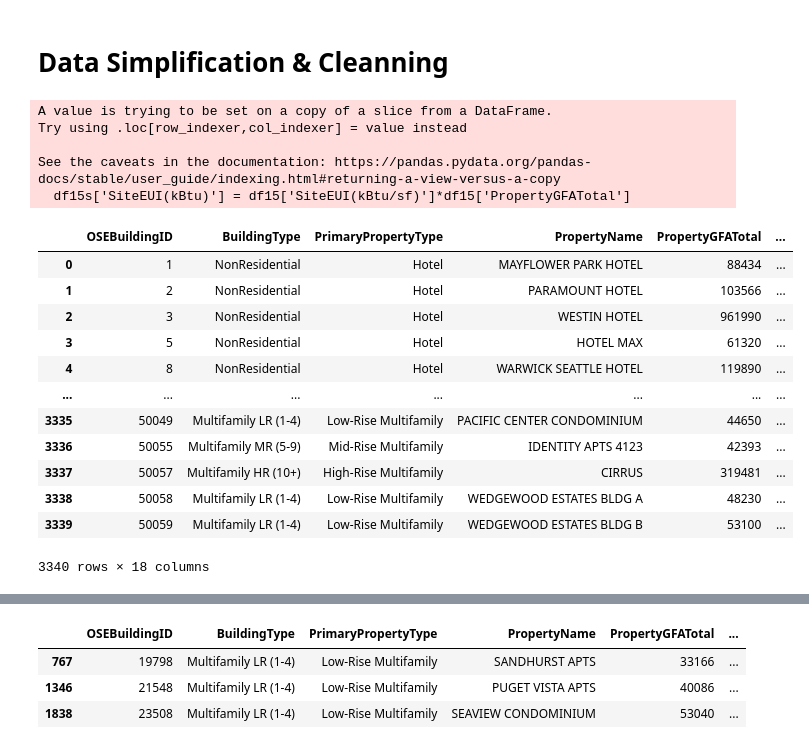
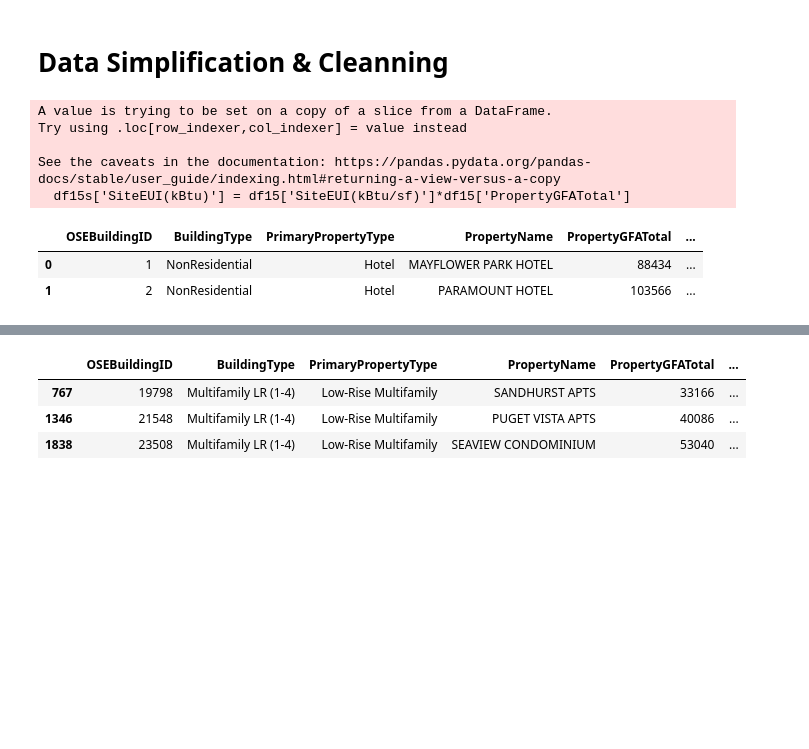
Before and after one commit to DrHadiNono/Notebooks-OC, a Jupyter notebook: Projets/P4/p4.ipynb, the cells around one changed output, grey strips where cells are left out. Cells and saved outputs as stored; diff of their text form; code cells hidden in the pictures; blank space fills up the shorter version.

```diff
--- a/Projets/P4/p4.ipynb
+++ b/Projets/P4/p4.ipynb
@@ -98,31 +99,21 @@ Series([], Name: OSEBuildingID, dtype: int64)
 # %%
 Cols = ['OSEBuildingID',	'BuildingType',	'PrimaryPropertyType',	'PropertyName',	'PropertyGFATotal', 'LargestPropertyUseType', 'LargestPropertyUseTypeGFA', 'ENERGYSTARScore', 'SiteEUI(kBtu/sf)', 'GHGEmissions(MetricTonsCO2e)', 'CouncilDistrictCode',	'Neighborhood',	'YearBuilt',	'NumberofBuildings',	'NumberofFloors', 'ComplianceStatus', 'Outlier']
 
 df15s = df15[Cols]
 df15s['SiteEUI(kBtu)'] = df15['SiteEUI(kBtu/sf)']*df15['PropertyGFATotal']
 df15s = renameCol(df15s, 'SiteEUI(kBtu)', 'TotalEnergy')
 df15s = renameCol(df15s, 'GHGEmissions(MetricTonsCO2e)', 'TotalEmission')
 
-df15s
+df15s.head(2)
 # %% [output]
 A value is trying to be set on a copy of a slice from a DataFrame.
 Try using .loc[row_indexer,col_indexer] = value instead
 
 See the caveats in the documentation: https://pandas.pydata.org/pandas-docs/stable/user_guide/indexing.html#returning-a-view-versus-a-copy
   df15s['SiteEUI(kBtu)'] = df15['SiteEUI(kBtu/sf)']*df15['PropertyGFATotal']
 |  | OSEBuildingID | BuildingType | PrimaryPropertyType | PropertyName | PropertyGFATotal | ... |
 | 0 | 1 | NonResidential | Hotel | MAYFLOWER PARK HOTEL | 88434 | ... |
 | 1 | 2 | NonResidential | Hotel | PARAMOUNT HOTEL | 103566 | ... |
-| 2 | 3 | NonResidential | Hotel | WESTIN HOTEL | 961990 | ... |
-| 3 | 5 | NonResidential | Hotel | HOTEL MAX | 61320 | ... |
-| 4 | 8 | NonResidential | Hotel | WARWICK SEATTLE HOTEL | 119890 | ... |
-| ... | ... | ... | ... | ... | ... | ... |
-| 3335 | 50049 | Multifamily LR (1-4) | Low-Rise Multifamily | PACIFIC CENTER CONDOMINIUM | 44650 | ... |
-| 3336 | 50055 | Multifamily MR (5-9) | Mid-Rise Multifamily | IDENTITY APTS 4123 | 42393 | ... |
-| 3337 | 50057 | Multifamily HR (10+) | High-Rise Multifamily | CIRRUS | 319481 | ... |
-| 3338 | 50058 | Multifamily LR (1-4) | Low-Rise Multifamily | WEDGEWOOD ESTATES BLDG A | 48230 | ... |
-| 3339 | 50059 | Multifamily LR (1-4) | Low-Rise Multifamily | WEDGEWOOD ESTATES BLDG B | 53100 | ... |
-3340 rows × 18 columns
 # %%
 Cols = ['OSEBuildingID',	'BuildingType',	'PrimaryPropertyType',	'PropertyName',	'PropertyGFATotal', 'LargestPropertyUseType', 'LargestPropertyUseTypeGFA', 'ENERGYSTARScore', 'SiteEUI(kBtu/sf)', 'TotalGHGEmissions', 'CouncilDistrictCode',	'Neighborhood',	'YearBuilt',	'NumberofBuildings',	'NumberofFloors', 'ComplianceStatus', 'Outlier']
 
```
Also changed, not shown: parts of 33 cells of this notebook, 2 other files.
